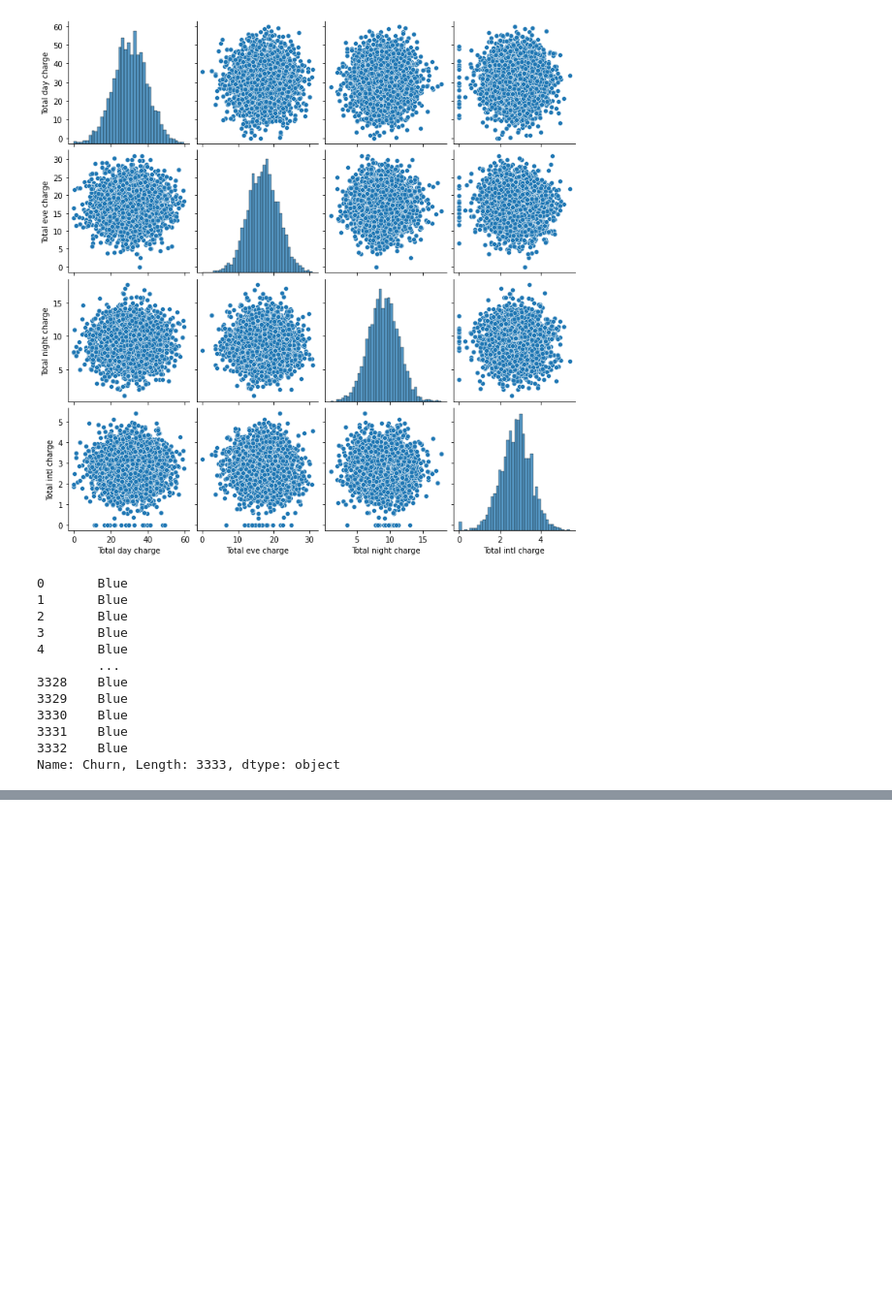
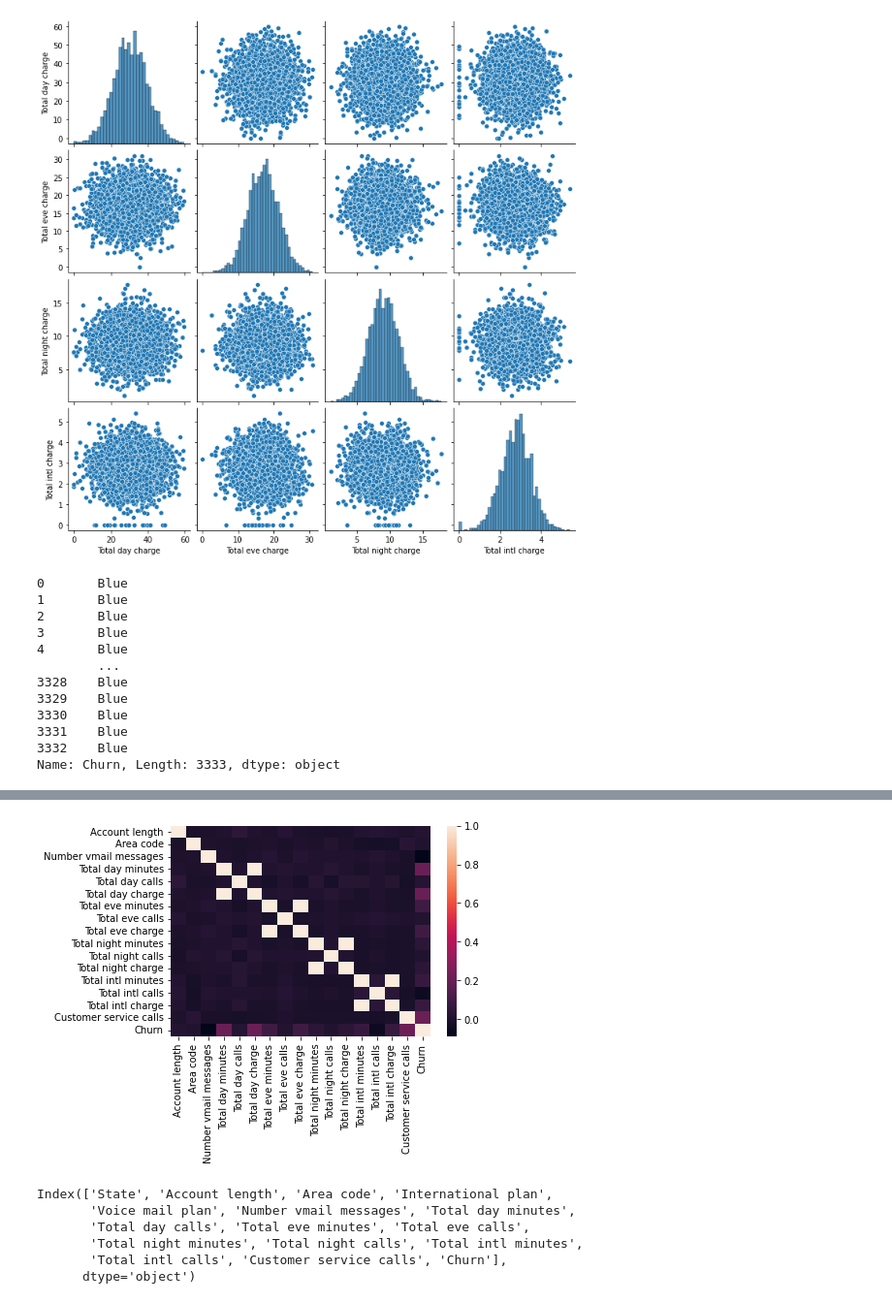
Before and after one commit to warshtayner/jupyter_training, a Jupyter notebook: Визуализация_признаков.ipynb, the cells around one changed output, grey strips where cells are left out. Shown: that part at 97% size. Saved outputs shown, nothing was run; the diff lists cells and outputs as text; code cells hidden in the pictures; blank space fills up the shorter version.

```diff
--- a/Визуализация_признаков.ipynb
+++ b/Визуализация_признаков.ipynb
@@ -103,0 +118,4 @@ plt.ylabel('Международные начисления');
+# %%
+sns.heatmap(df.corr());
+# %% [output]
+[figure, added]
@@ -103,0 +124,9 @@ plt.ylabel('Международные начисления');
+# %%
+df.columns
+# %% [output]
+Index(['State', 'Account length', 'Area code', 'International plan',
+       'Voice mail plan', 'Number vmail messages', 'Total day minutes',
+       'Total day calls', 'Total eve minutes', 'Total eve calls',
+       'Total night minutes', 'Total night calls', 'Total intl minutes',
+       'Total intl calls', 'Customer service calls', 'Churn'],
+      dtype='object')
```
Also changed, not shown: parts of 19 cells of this notebook.
